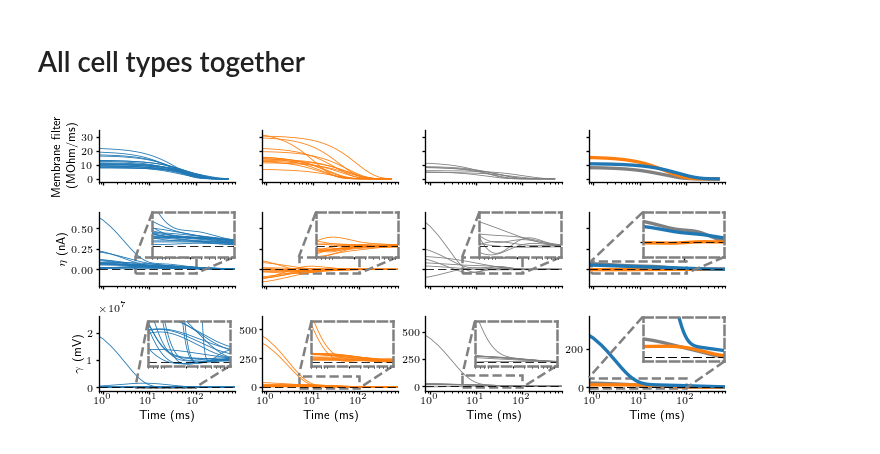
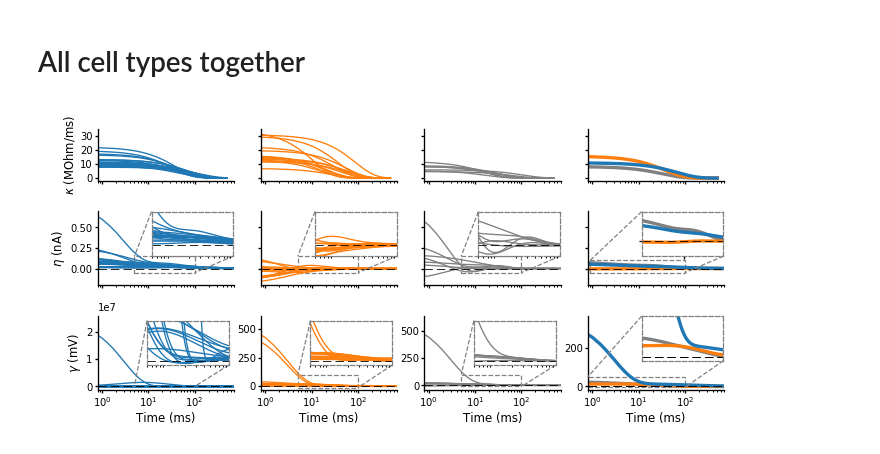
Before and after one commit to nauralcodinglab/raphegif, a Jupyter notebook: figs/scripts/writeup/single_neuron_model_filters_one_grid.ipynb, the cells around one changed output. Cells and saved outputs as stored; diff of their text form; code cells hidden in the pictures.

```diff
--- a/figs/scripts/writeup/single_neuron_model_filters_one_grid.ipynb
+++ b/figs/scripts/writeup/single_neuron_model_filters_one_grid.ipynb
@@ -93,7 +93,7 @@ for i, (data_name, color_name) in enumerate(zip(['5HT', 'GABA', 'mPFC'], ['ser',
     )
 
     if i == 0:
-        plt.ylabel('Membrane filter\n(MOhm/ms)')
+        plt.ylabel(r'$\kappa$ (MOhm/ms)')
     else:
         plt.gca().set_yticklabels([])
     plt.gca().set_xticklabels([])
@@ -120,8 +120,8 @@ for i, (data_name, color_name) in enumerate(zip(['5HT', 'GABA', 'mPFC'], ['ser',
 
     tmp_eta_inset.set_xlim(5, 100)
     tmp_eta_inset.set_ylim(-0.05, 0.15)
-    mark_inset(tmp_eta_ax, tmp_eta_inset, 2, 4, ls='--', color='gray', lw=1.5)
-    dashedBorder(tmp_eta_inset, lw=1.5)
+    mark_inset(tmp_eta_ax, tmp_eta_inset, 2, 4, ls='--', color='gray', lw=insetlw)
+    dashedBorder(tmp_eta_inset, lw=insetlw)
     pltools.hide_ticks(ax=tmp_eta_inset)
 
     if i == 0:
@@ -151,8 +151,8 @@ for i, (data_name, color_name) in enumerate(zip(['5HT', 'GABA', 'mPFC'], ['ser',
 
     tmp_gamma_inset.set_xlim(5, 100)
     tmp_gamma_inset.set_ylim(gamma_ylims[i])
-    mark_inset(tmp_gamma_ax, tmp_gamma_inset, 2, 4, ls='--', color='gray', lw=1.5)
-    dashedBorder(tmp_gamma_inset, lw=1.5)
+    mark_inset(tmp_gamma_ax, tmp_gamma_inset, 2, 4, ls='--', color='gray', lw=insetlw)
+    dashedBorder(tmp_gamma_inset, lw=insetlw)
     pltools.hide_ticks(ax=tmp_gamma_inset)
 
     if i == 0:
@@ -189,36 +189,46 @@ for tmp_ax in (median_eta_ax, median_eta_inset):
 
     tmp_ax.set_xticklabels([])
     tmp_ax.set_yticklabels([])
 
 median_eta_inset.set_xlim(0.9, 100)
 median_eta_inset.set_ylim(-0.05, 0.1)
-mark_inset(median_eta_ax, median_eta_inset, 2, 4, ls='--', color='gray', lw=1.5)
-dashedBorder(median_eta_inset, lw=1.5)
+mark_inset(median_eta_ax, median_eta_inset, 2, 4, ls='--', color='gray', lw=insetlw)
+dashedBorder(median_eta_inset, lw=insetlw)
 pltools.hide_border('tr', ax=median_eta_ax)
 
 
 gamma_allcells_ax = plt.subplot(spec[2, 3])
-gamma_allcells_inset = inset_axes(gamma_allcells_ax, '60%', '60%', loc='upper right', borderpad=0.05)
+gamma_allcells_inset = inset_axes(
+    gamma_allcells_ax, '60%', '60%', loc='upper right', borderpad=0.05,
+)
 for mod_name, color_name in zip(['mPFC', 'GABA', '5HT'], ['pyr', 'som', 'ser']):
     t, filt = median_models[mod_name].gamma.getInterpolatedFilter(0.5)
     gamma_allcells_ax.semilogx(t, filt, lw=2, color=colors[color_name], label=mod_name)
     gamma_allcells_inset.semilogx(t, filt, lw=2, color=colors[color_name], label=mod_name)
     gamma_allcells_ax.axhline(0, lw=0.5, ls='--', color='k', dashes=(10, 5))
     gamma_allcells_inset.axhline(0, lw=0.5, ls='--', color='k', dashes=(10, 5))
 
 gamma_allcells_ax.set_xlim(xlims)
 gamma_allcells_ax.set_xlabel('Time (ms)')
 
 gamma_allcells_inset.set_xlim(0.8, 100)
 gamma_allcells_inset.set_ylim(-5, 50)
-mark_inset(gamma_allcells_ax, gamma_allcells_inset, 2, 4, ls='--', color='gray', lw=1.5)
-dashedBorder(gamma_allcells_inset, lw=1.5)
+mark_inset(
+    gamma_allcells_ax,
+    gamma_allcells_inset,
+    2,
+    4,
+    ls='--',
+    color='gray',
+    lw=insetlw,
+)
+dashedBorder(gamma_allcells_inset, lw=insetlw)
 pltools.hide_ticks(ax=gamma_allcells_inset)
 
 pltools.hide_border('tr', ax=gamma_allcells_ax)
 
 if IMG_PATH is not None:
     plt.savefig(os.path.join(IMG_PATH, 'compound_filter_plot.png'))
     plt.savefig(os.path.join(IMG_PATH, 'compound_filter_plot.svg'))
 # %% [output]
-[figure, old version]
+[figure, new version]
```
Also changed, not shown: parts of 4 cells of this notebook, 1 other file.
